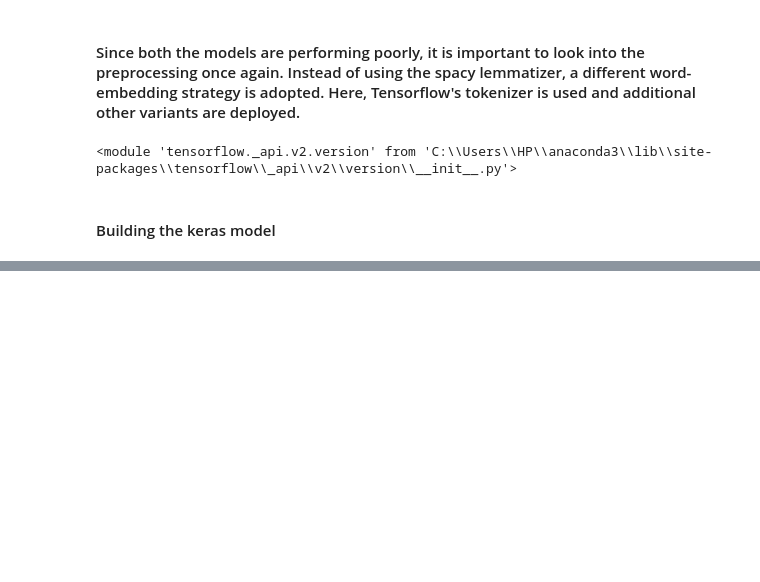
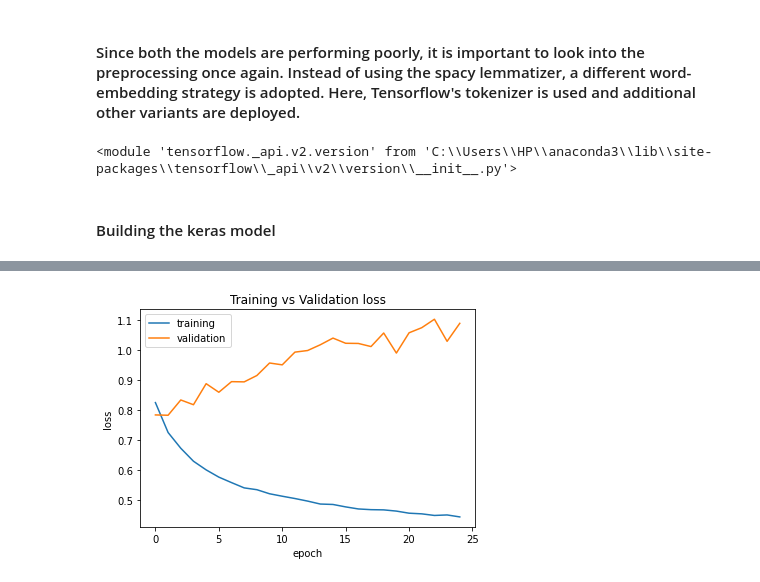
Before and after one commit to Abhijith-Nagarajan/Machine-Learning-Training, a Jupyter notebook: NLP/Twitter_Sentiment_Analysis.ipynb, the cells around one changed output, grey strips where cells are left out. Saved outputs shown, nothing was run; the diff lists cells and outputs as text; code cells hidden in the pictures; blank space fills up the shorter version.

```diff
--- a/NLP/Twitter_Sentiment_Analysis.ipynb
+++ b/NLP/Twitter_Sentiment_Analysis.ipynb
@@ -501,0 +512,12 @@ Text(0.5, 1.0, 'Training vs Validation Accuracy')
+# %%
+model_1 = models.Sequential()
+# %%
+model_1.add(Embedding(10000, 64, input_length = 20))
+model_1.add(Conv1D(filters=16,kernel_size=3,activation='relu'))
+model_1.add(MaxPooling1D(pool_size=2))
+model_1.add(LSTM(32,dropout = 0.5))
+model_1.add(Dense(3, activation='softmax'))
+# %%
+model_1.compile(optimizer = tf.keras.optimizers.Adam(lr = 0.005),loss='categorical_crossentropy',metrics=['acc'])
+# %%
+history_1 = model_1.fit(X_train_seq_trunc,Y_train,epochs = 25,validation_data=(X_test_seq_trunc,Y_test),batch_size = 16)
@@ -501,0 +542,4 @@ Text(0.5, 1.0, 'Training vs Validation Accuracy')
+# %%
+plot_loss_comparision(history_1)
+# %% [output]
+[figure, added]
```
Also changed, not shown: parts of 56 cells of this notebook.
